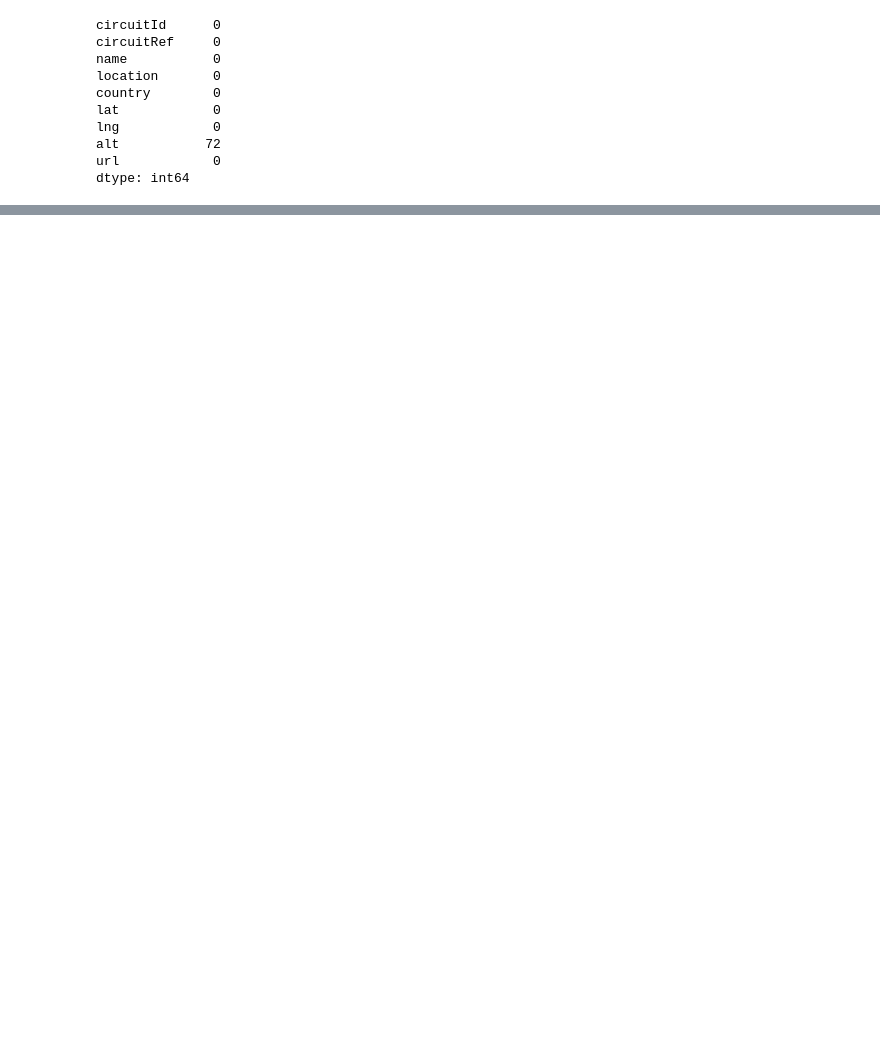
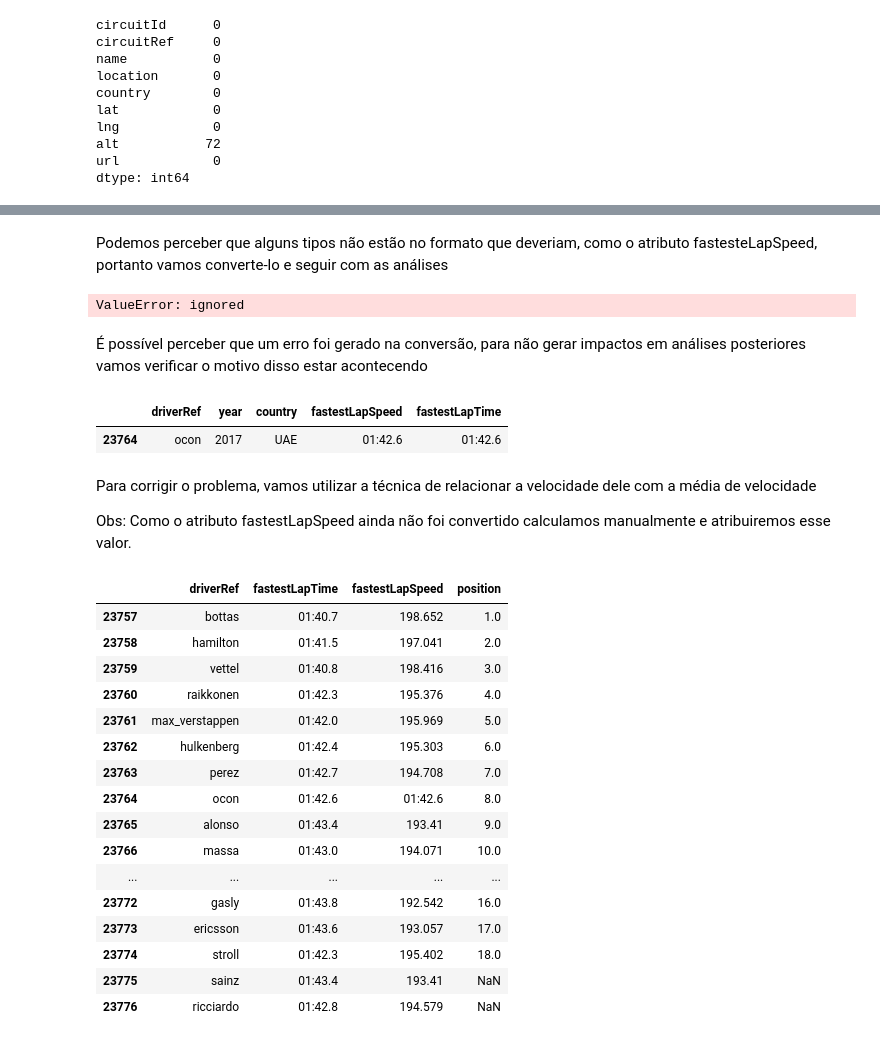
Before and after one commit to renatojmf/analiseDadosF1, a Jupyter notebook: dadosf1.ipynb, the cells around one changed output, grey strips where cells are left out. Drawn from its saved outputs; the diff is of its cells as text; code cells hidden in the pictures; blank space fills up the shorter version.

Commit message:
Adicionando mais pré-processamentos e primeiras análises

```diff
--- a/dadosf1.ipynb
+++ b/dadosf1.ipynb
@@ -121,0 +312,13 @@ dtype: int64
+# %%
+resultados.drop(columns = ['rank', 'positionOrder'], inplace = True)
+
+equipes.drop(columns = ['nationality', 'url', 'Unnamed: 5'], inplace = True)
+equipes.rename(columns = {'name': 'constructorName'}, inplace = True)
+
+corridas.drop(columns = ['time', 'url'], inplace = True)
+corridas.rename(columns = {'name': 'raceName', 'date': 'raceDate'}, inplace = True)
+
+circuitos.drop(columns = ['lat', 'lng', 'alt', 'url'], inplace = True)
+circuitos.rename(columns = {'name': 'circuitName'}, inplace = True)
+
+pilotos.drop(columns = ['number', 'code', 'url'], inplace = True)
@@ -121,0 +327,7 @@ dtype: int64
+# %%
+df = resultados.copy()
+df = df.merge(equipes, how = 'left')
+df = df.merge(corridas, how = 'left')
+df = df.merge(circuitos, how = 'left')
+df = df.merge(pilotos, how = 'left')
+df = df.merge(status, how = 'left')
@@ -121,0 +377,37 @@ dtype: int64
+# %% [markdown]
+Podemos perceber que alguns tipos não estão no formato que deveriam, como o atributo fastesteLapSpeed, portanto vamos converte-lo e seguir com as análises
+# %%
+df['fastestLapSpeed'].astype('float64')
+# %% [output]
+ValueError: ignored
+# %% [markdown]
+É possível perceber que um erro foi gerado na conversão, para não gerar impactos em análises posteriores vamos verificar o motivo disso estar acontecendo
+# %%
+df[df['fastestLapSpeed'] == '01:42.6'][['driverRef','year','country','fastestLapSpeed','fastestLapTime']]
+# %% [output]
+|  | driverRef | year | country | fastestLapSpeed | fastestLapTime |
+| 23764 | ocon | 2017 | UAE | 01:42.6 | 01:42.6 |
+# %% [markdown]
+Para corrigir o problema, vamos utilizar a técnica de relacionar a velocidade dele com a média de velocidade
+
+Obs: Como o atributo fastestLapSpeed ainda não foi convertido calculamos manualmente e atribuiremos esse valor.
+# %%
+df[(df['year'] == 2017) & (df['country'] == 'UAE')][['driverRef', 'fastestLapTime','fastestLapSpeed','position']]
+# %% [output]
+|  | driverRef | fastestLapTime | fastestLapSpeed | position |
+| 23757 | bottas | 01:40.7 | 198.652 | 1.0 |
+| 23758 | hamilton | 01:41.5 | 197.041 | 2.0 |
+| 23759 | vettel | 01:40.8 | 198.416 | 3.0 |
+| 23760 | raikkonen | 01:42.3 | 195.376 | 4.0 |
+| 23761 | max_verstappen | 01:42.0 | 195.969 | 5.0 |
+| 23762 | hulkenberg | 01:42.4 | 195.303 | 6.0 |
+| 23763 | perez | 01:42.7 | 194.708 | 7.0 |
+| 23764 | ocon | 01:42.6 | 01:42.6 | 8.0 |
+| 23765 | alonso | 01:43.4 | 193.41 | 9.0 |
+| 23766 | massa | 01:43.0 | 194.071 | 10.0 |
+| ... | ... | ... | ... | ... |
+| 23772 | gasly | 01:43.8 | 192.542 | 16.0 |
+| 23773 | ericsson | 01:43.6 | 193.057 | 17.0 |
+| 23774 | stroll | 01:42.3 | 195.402 | 18.0 |
+| 23775 | sainz | 01:43.4 | 193.41 | NaN |
+| 23776 | ricciardo | 01:42.8 | 194.579 | NaN |
```
Also changed, not shown: parts of 55 cells of this notebook.
